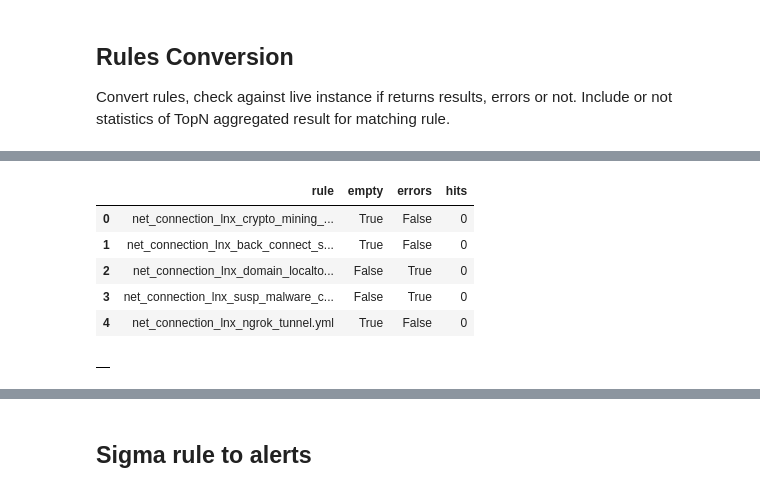
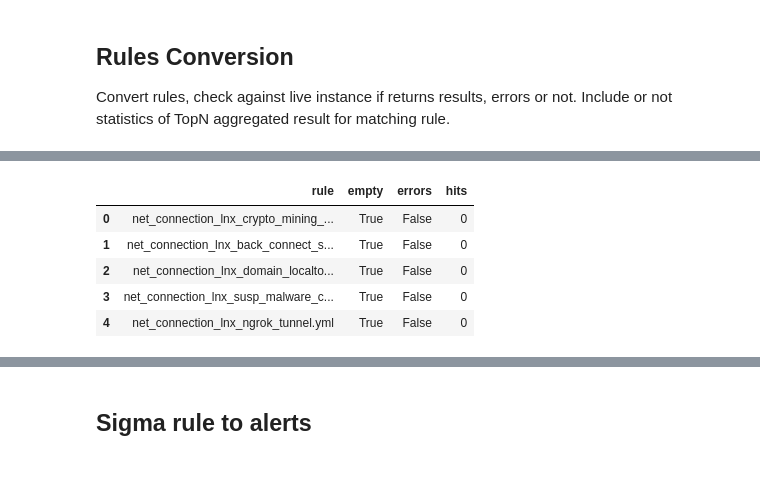
Before and after one commit to juju4/pySigma-backend-openobserve, a Jupyter notebook: docs/rules-conversion.ipynb, the cells around one changed output, grey strips where cells are left out. Saved outputs shown, nothing was run; the diff lists cells and outputs as text; code cells hidden in the pictures.

```diff
--- a/docs/rules-conversion.ipynb
+++ b/docs/rules-conversion.ipynb
@@ -363,6 +449,8 @@ rulesdir = os.environ["HOME"] + "/tmp/sigma/rules/linux/network_connection"
+# %%
+rulesdir = base_rulesdir + "/network_connection"
 # %%
-(df_res, df_stats) = convert_rulesdir(
-    openobserve_prov, rulesdir, pipeline_f, table_name, stats=True
+(df_res1, df_stats1) = convert_rulesdir(
+    openobserve_prov, rulesdir, table_name, openobserve_backend, stats=True
 )
 # %% [output]
 => Processing rule file net_connection_lnx_crypto_mining_indicators.yml:
@@ -388,13 +466,9 @@ Parsing Sigma rules
-# %%
-df_res
-# %% [output]
-|  | rule | empty | errors | hits |
-| 0 | net_connection_lnx_crypto_mining_... | True | False | 0 |
-| 1 | net_connection_lnx_back_connect_s... | True | False | 0 |
-| 2 | net_connection_lnx_domain_localto... | False | True | 0 |
-| 3 | net_connection_lnx_susp_malware_c... | False | True | 0 |
-| 4 | net_connection_lnx_ngrok_tunnel.yml | True | False | 0 |
-# %%
-df_stats
-# %% [output]
-|  |
+# %%
+df_res1
+# %% [output]
+|  | rule | empty | errors | hits |
+| 0 | net_connection_lnx_crypto_mining_... | True | False | 0 |
+| 1 | net_connection_lnx_back_connect_s... | True | False | 0 |
+| 2 | net_connection_lnx_domain_localto... | True | False | 0 |
+| 3 | net_connection_lnx_susp_malware_c... | True | False | 0 |
+| 4 | net_connection_lnx_ngrok_tunnel.yml | True | False | 0 |
```
Also changed, not shown: parts of 47 cells of this notebook, 1 other file.
